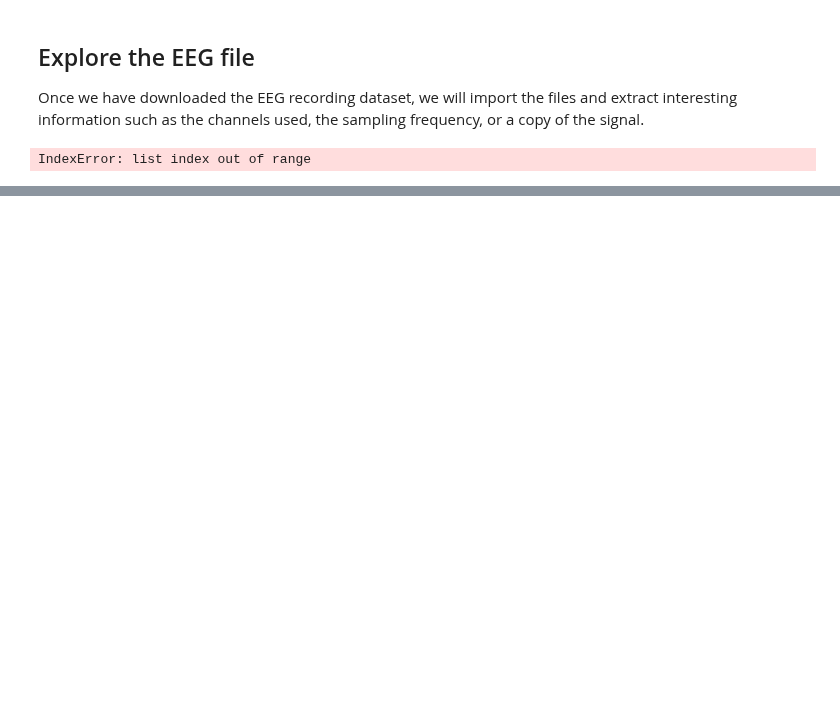
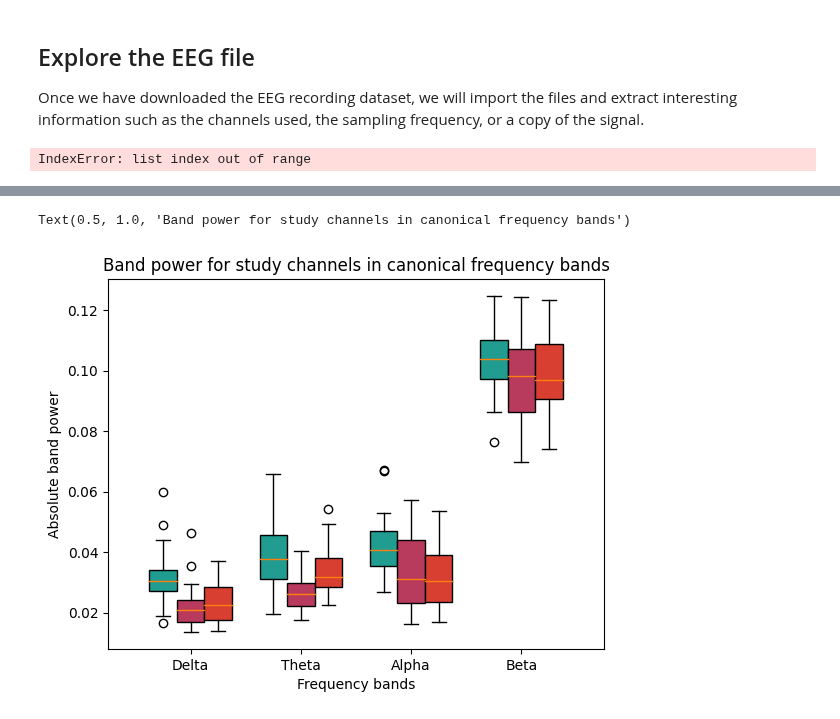
Before and after one commit to medusabci/medusa-tutorials, a Jupyter notebook: medusa-kernel/local_activation_analysis.ipynb, the cells around one changed output, grey strips where cells are left out. Drawn from its saved outputs; the diff is of its cells as text; code cells hidden in the pictures; blank space fills up the shorter version.

```diff
--- a/medusa-kernel/local_activation_analysis.ipynb
+++ b/medusa-kernel/local_activation_analysis.ipynb
@@ -162,0 +223,34 @@ print("The pre-processing stage is finished!")
+# %%
+# Let us define the canonical frequency bands
+freq_bands = [[1,4],[4,8],[8,13],[13,30]]
+
+# Create an empty vector to save the band-power
+powers = np.empty((3,psd.shape[0],4))
+
+# Calculate the powers
+for i_b, bands in enumerate(freq_bands):
+    values = spectral_parameteres.absolute_band_power(psd=psd,fs=fs,target_band=bands)
+    for ch in range(3):
+        powers[ch,:,i_b] = values[:,ch]
+
+# Plot the powers
+figure, axes = plt.subplots()
+x = np.arange(4)
+w = 0.25
+b_fz = axes.boxplot(positions=x-w,x =powers[0,:,:],widths=w,patch_artist=True)
+b_c3 = axes.boxplot(positions=x,x =powers[1,:,:],widths=w,patch_artist=True)
+b_c4 = axes.boxplot(positions=x+w,x =powers[2,:,:],widths=w,patch_artist=True)
+#
+for patch in b_fz['boxes']:
+    patch.set_facecolor('#219C90')
+for patch in b_c3['boxes']:
+    patch.set_facecolor('#B83B5E')
+for patch in b_c4['boxes']:
+    patch.set_facecolor('#D83F31')
+axes.set_xticks(np.arange(4),['Delta','Theta','Alpha','Beta'])
+axes.set_xlabel('Frequency bands')
+axes.set_ylabel('Absolute band power')
+axes.set_title('Band power for study channels in canonical frequency bands')
+# %% [output]
+Text(0.5, 1.0, 'Band power for study channels in canonical frequency bands')
+[figure, added]
```
Also changed, not shown: parts of 7 cells of this notebook.
